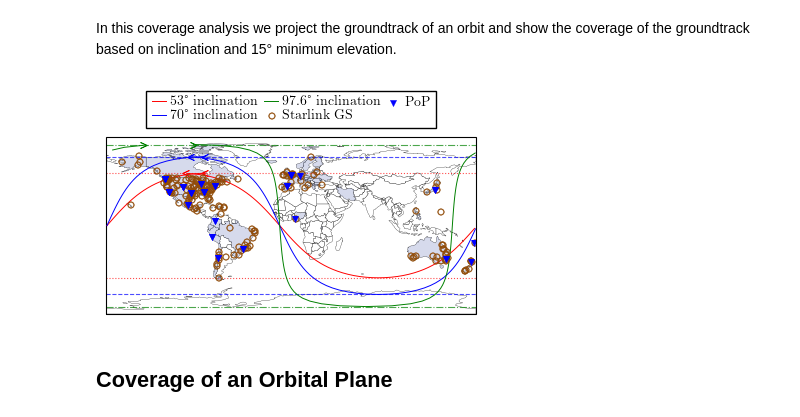
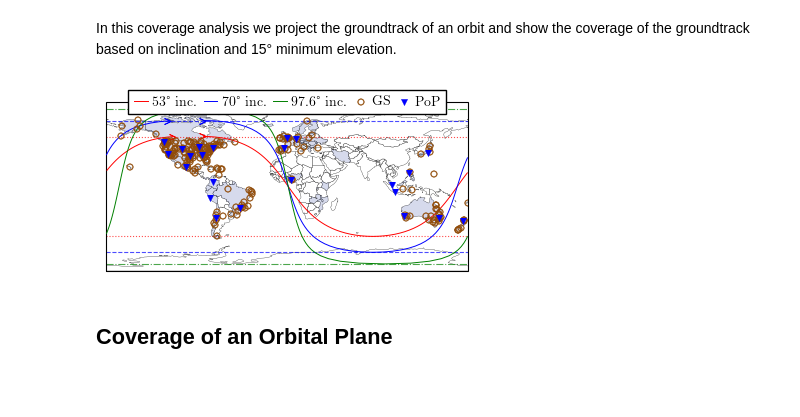
Before and after one commit to Rakagami/datascience_satellites_and_me, a Jupyter notebook: coverage_analysis.ipynb, the cells around one changed output. Cells and saved outputs as stored; diff of their text form; code cells hidden in the pictures; blank space fills up the shorter version.

```diff
--- a/coverage_analysis.ipynb
+++ b/coverage_analysis.ipynb
@@ -189,7 +185,7 @@ import cartopy.crs as ccrs
 from matplotlib import colors
 import matplotlib.pyplot as plt
 # %%
-def get_orbitecis(incl, raan, altitude, n, begin_time=0, Earth_R=6371, portion=1.0):
+def get_orbitecis(incl, raan, altitude, n, begin_time=0, Earth_R=6371, portion=1.0, retrograde=False):
     """Generates a circular orbit based on given parameters
 
     Params:
@@ -209,9 +205,13 @@ def get_orbitecis(incl, raan, altitude, n, begin_time=0, Earth_R=6371, portion=1
     """
 
     # Calculating r_eci
+    if retrograde:
+        sign = 1
+    else:
+        sign = -1
     points = []
     for i in range(int(n*portion)):
-        points.append([np.sin(2*np.pi * (i/n)), np.cos(2*np.pi * (i/n)), 0])
+        points.append([np.sin(sign * 2*np.pi * (i/n)), np.cos(sign * 2*np.pi * (i/n)), 0])
     points = np.array(points) * (altitude + Earth_R)  # Plus height in km
 
     m_raan = R.from_rotvec(np.array([0, 0, 1]) * raan, degrees=True).as_matrix()  # Rotation along the north-pole axis
@@ -359,6 +359,7 @@ def process_kml(file_path):
     return soup
 
 file_path = "./data/Gateways_PoPs_n_Backbone.kml"
+file_path = "./data/Starlink_Global_Gateways_PoPs_Backbone_2023-10-10.kml"
 
 soup = process_kml(file_path)
 # %%
@@ -395,6 +396,9 @@ for f in soup.find_all("Folder"):
         #print(pm)
         if(pm == None):
             print(f)
+            continue
+        if("<->" in pm.find("name").text):
+            continue
         pop_locs.append(pm)
 
 def parse_pm_pop(pm):
@@ -405,6 +409,8 @@ def parse_pm_pop(pm):
     lon = float(coordinates[0].strip())
     d["lat"] = lat
     d["long"] = lon
+    d["name"] = pm.find("name").text
+    d["description"] = pm.find("name").text
     return d
 
 pop_locs = [parse_pm_pop(pl) for pl in pop_locs]
@@ -415,7 +421,7 @@ cols = ["#c1d5e2", "#ce9c7f", "#7598b6", "#6a7465", "#914c09", "#663979", "#fbe1
 
 world = geopandas.read_file(geopandas.datasets.get_path('naturalearth_lowres'))
 
-fig, ax = plt.subplots(figsize=(4, 2.6), subplot_kw={'projection': ccrs.PlateCarree()})
+fig, ax = plt.subplots(figsize=(4, 2.1), subplot_kw={'projection': ccrs.PlateCarree()})
 
 cmap = colors.ListedColormap(cols[:-2])
 world.plot(facecolor = "white", edgecolor="black", ax=ax, linewidth=0.2)
@@ -440,30 +446,30 @@ for c in countries:
 begin_time = 1679408909
 
 coords, bc1, bc2 = get_coords( 53, 238, 550, 100, begin_time, portion=1)
-plot_period_groundtrack(coords,  ax, "red", label="53° inclination")
+plot_period_groundtrack(coords,  ax, "red", label="53° inc.")
 to_scatter = [coords[0], coords[-1]]
 ax.scatter(
             [latlon[1] - 2 for latlon in to_scatter],
             [latlon[0] for latlon in to_scatter],
-            marker='$<$', zorder=10, color="red", sizes=[30.0], linewidth=0.5)
+            marker='$>$', zorder=10, color="red", sizes=[30.0], linewidth=0.5)
 #plot_bounds(bc1_40, bc2_40, ax, "#436abc48")
 
 coords, bc1, bc2 = get_coords( 70, 238, 570, 100, begin_time, portion=1)
-plot_period_groundtrack(coords, ax, "blue", label="70° inclination")
+plot_period_groundtrack(coords, ax, "blue", label="70° inc.")
 to_scatter = [coords[0], coords[-1]]
 ax.scatter(
             [latlon[1] - 2 for latlon in to_scatter],
             [latlon[0] for latlon in to_scatter],
-            marker='$<$', zorder=10, color="blue", sizes=[30.0], linewidth=0.5)
+            marker='$>$', zorder=10, color="blue", sizes=[30.0], linewidth=0.5)
 #plot_bounds(bc1_80, bc2_80, ax, "#9cd37a48")
 
-coords, bc1, bc2 = get_coords( 97.6, 46, 560, 100, begin_time, portion=1)
-plot_period_groundtrack(coords, ax, "green", label="97.6° inclination")
+coords, bc1, bc2 = get_coords( 97.6, 70, 560, 100, begin_time, portion=1)
+plot_period_groundtrack(coords, ax, "green", label="97.6° inc.")
 to_scatter = [coords[0], coords[-1]]
 ax.scatter(
             [latlon[1] for latlon in to_scatter],
             [latlon[0] for latlon in to_scatter],
-            marker='$>$', zorder=10, color="green", sizes=[30.0], linewidth=0.5)
+            marker='$<$', zorder=10, color="green", sizes=[30.0], linewidth=0.5)
 
 #coords_80, bc1_80, bc2_80 = get_coords( 98, 238, 500, 100, begin_time)
 #plot_period_groundtrack(coords_80, ax, "green", label="75° inclination")
@@ -497,37 +503,38 @@ def plot_gsdata(gsdata_df, ax, label, marker, color, size=10, lw=0.6):
 ax.set_extent([-180, 180, -90, 90], ccrs.PlateCarree())
 ax.get_xaxis().set_ticks([])
 ax.get_yaxis().set_ticks([])
 
 #ax2.set_extent([-180, 180, -90, 90], ccrs.PlateCarree())
 #ax2.get_xaxis().set_ticks([])
 #ax2.get_yaxis().set_ticks([])
 
 #legend1 = plt.legend(plot_lines[0], ["algo1", "algo2", "algo3"], loc=1)
 #pyplot.legend([l[0] for l in plot_lines], parameters, loc=4)
 
 #ax2 = ax.twinx()
-plot_gsdata(gateway_df, ax, "Starlink GS", "$\circ$", cols[4], 30, lw=0.3)
+plot_gsdata(gateway_df, ax, "GS", "$\circ$", cols[4], 30, lw=0.3)
 plot_gsdata(pop_df, ax, "PoP", "v", "blue", 20, lw=0.3)
 
 #plt.legend(loc='upper right', bbox_to_anchor=(1.01, 1.03),
 #          ncol=1, fancybox=True, shadow=False, framealpha = 1.0)
-ax.legend(loc='upper center', bbox_to_anchor=(0.50, 1.30),
-        ncol=3, edgecolor="k", handlelength=1, labelspacing=0.06,
+ax.legend(loc='upper center', bbox_to_anchor=(0.50, 1.11),
+        ncol=5, edgecolor="k", handlelength=1, labelspacing=0.06,
         columnspacing=0.5, fancybox=False, shadow=False, handletextpad = 0.3, framealpha = 1.0).set_zorder(100)
 #ax2.legend(loc='lower left',
 #        ncol=1, edgecolor="k", handlelength=1, labelspacing=0.06,
 #        columnspacing=0.5, fancybox=False, shadow=False, handletextpad = 0.3, framealpha = 1.0).set_zorder(100)
 
 #ax.legend(loc="upper center", bbox_to_anchor=(0.50, 1.25), frameon=False, shadow=False,
 #              ncol=5,
 #              labelspacing=0.3, handlelength=1.2, handletextpad=0.4, columnspacing=1.2)
 
 plt.axis('tight')
 plt.tight_layout()
 plt.savefig("figures/inclination_starlink_comparison_with_gws.pdf", bbox_inches="tight", pad_inches=0)
+plt.savefig("figures/inclination_starlink_comparison_with_gws.svg", bbox_inches="tight", pad_inches=0)
 plt.show()
 # %% [output]
-[figure, old version]
+[figure, new version]
 # %% [markdown]
 ## Coverage of an Orbital Plane
 # %% [markdown]
```
Also changed, not shown: parts of 3 cells of this notebook, 5 other files.
